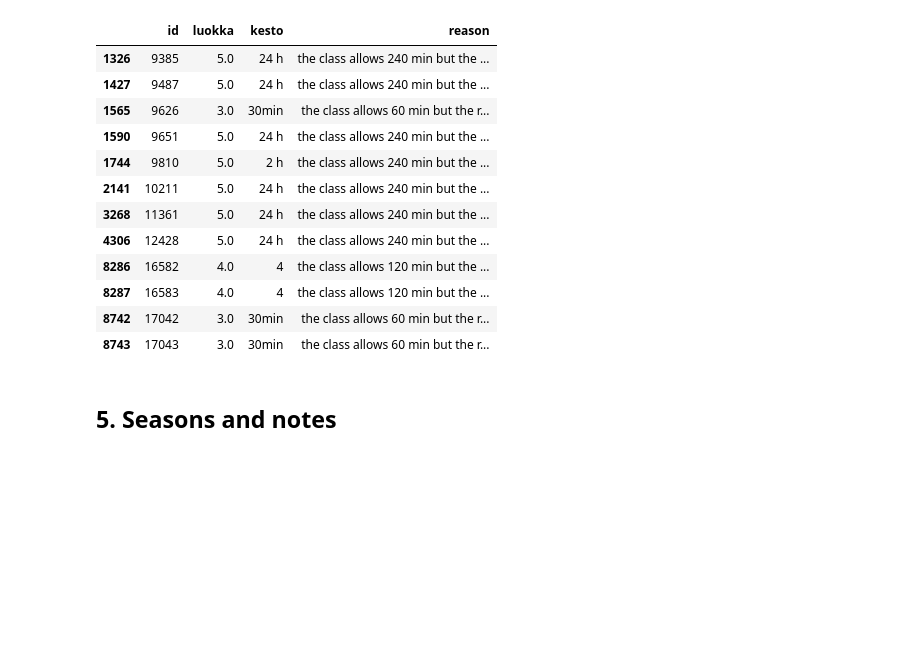
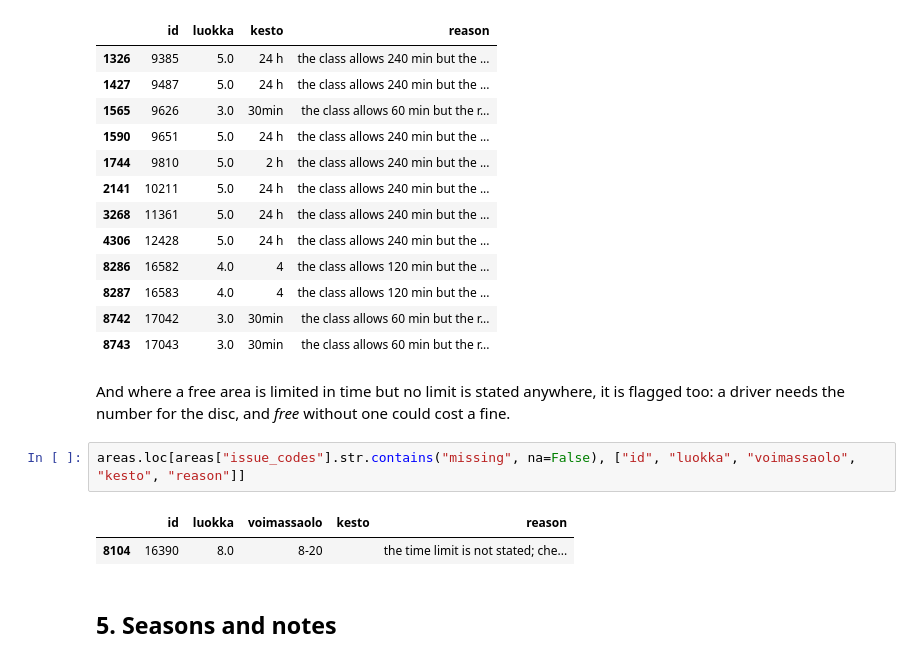
Before and after one commit to tercanfurkan/parkkiko, a Jupyter notebook: notebooks/stages/03_preprocessing.ipynb, the cells around one changed output. Cells and saved outputs as stored; diff of their text form; blank space fills up the shorter version.

```diff
--- a/notebooks/stages/03_preprocessing.ipynb
+++ b/notebooks/stages/03_preprocessing.ipynb
@@ -235,6 +235,14 @@ areas.loc[areas["reason"].str.contains("the class allows", na=False), ["id", "lu
 | 8287 | 16583 | 4.0 | 4 | the class allows 120 min but the ... |
 | 8742 | 17042 | 3.0 | 30min | the class allows 60 min but the r... |
 | 8743 | 17043 | 3.0 | 30min | the class allows 60 min but the r... |
+# %% [markdown]
+And where a free area is limited in time but no limit is stated anywhere, it is flagged too: a
+driver needs the number for the disc, and *free* without one could cost a fine.
+# %%
+areas.loc[areas["issue_codes"].str.contains("missing", na=False), ["id", "luokka", "voimassaolo", "kesto", "reason"]]
+# %% [output]
+|  | id | luokka | voimassaolo | kesto | reason |
+| 8104 | 16390 | 8.0 | 8-20 |  | the time limit is not stated; che... |
 # %% [markdown]
 ## 5. Seasons and notes
 # %%
```
Also changed, not shown: parts of 10 cells of this notebook, 17 other files.
